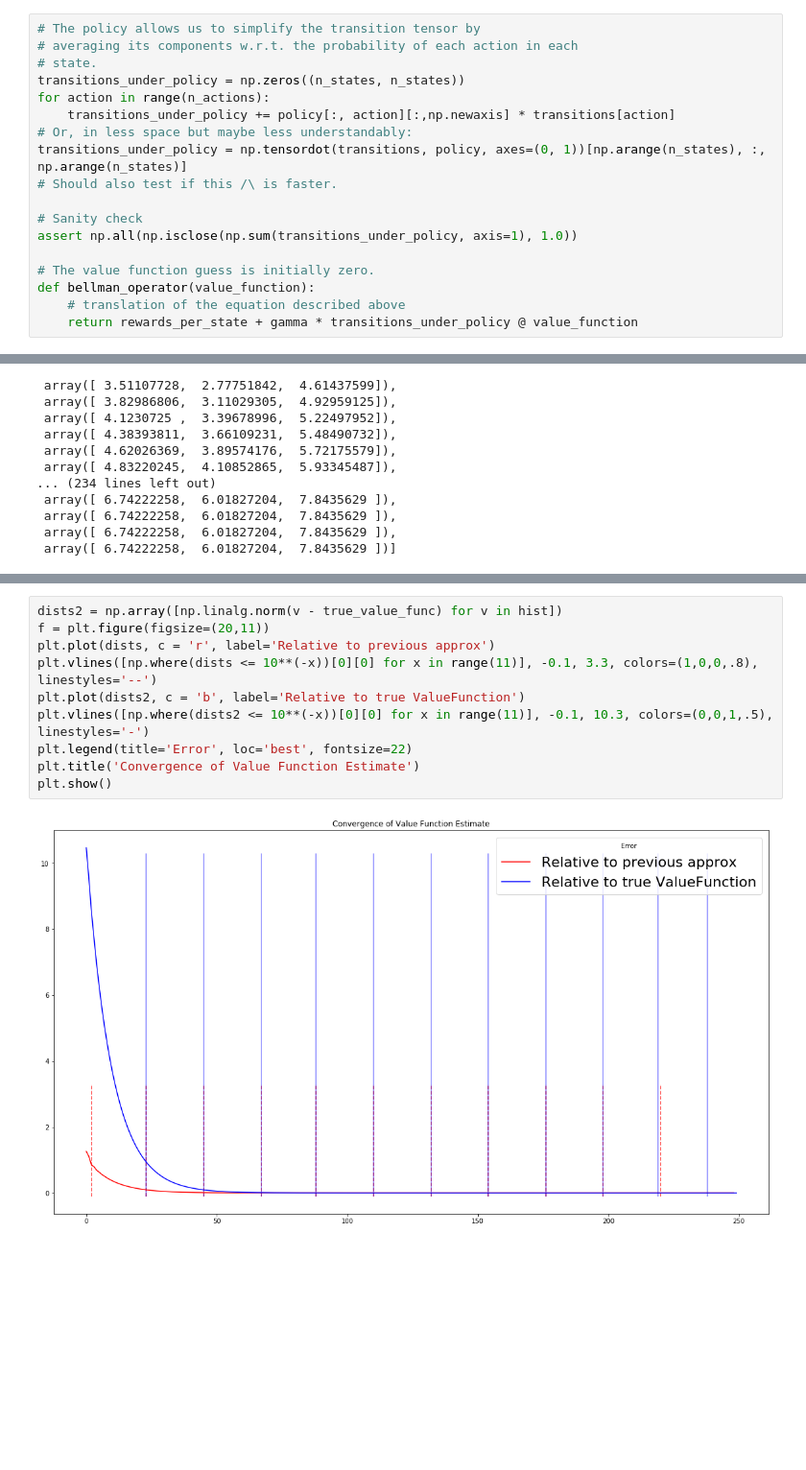
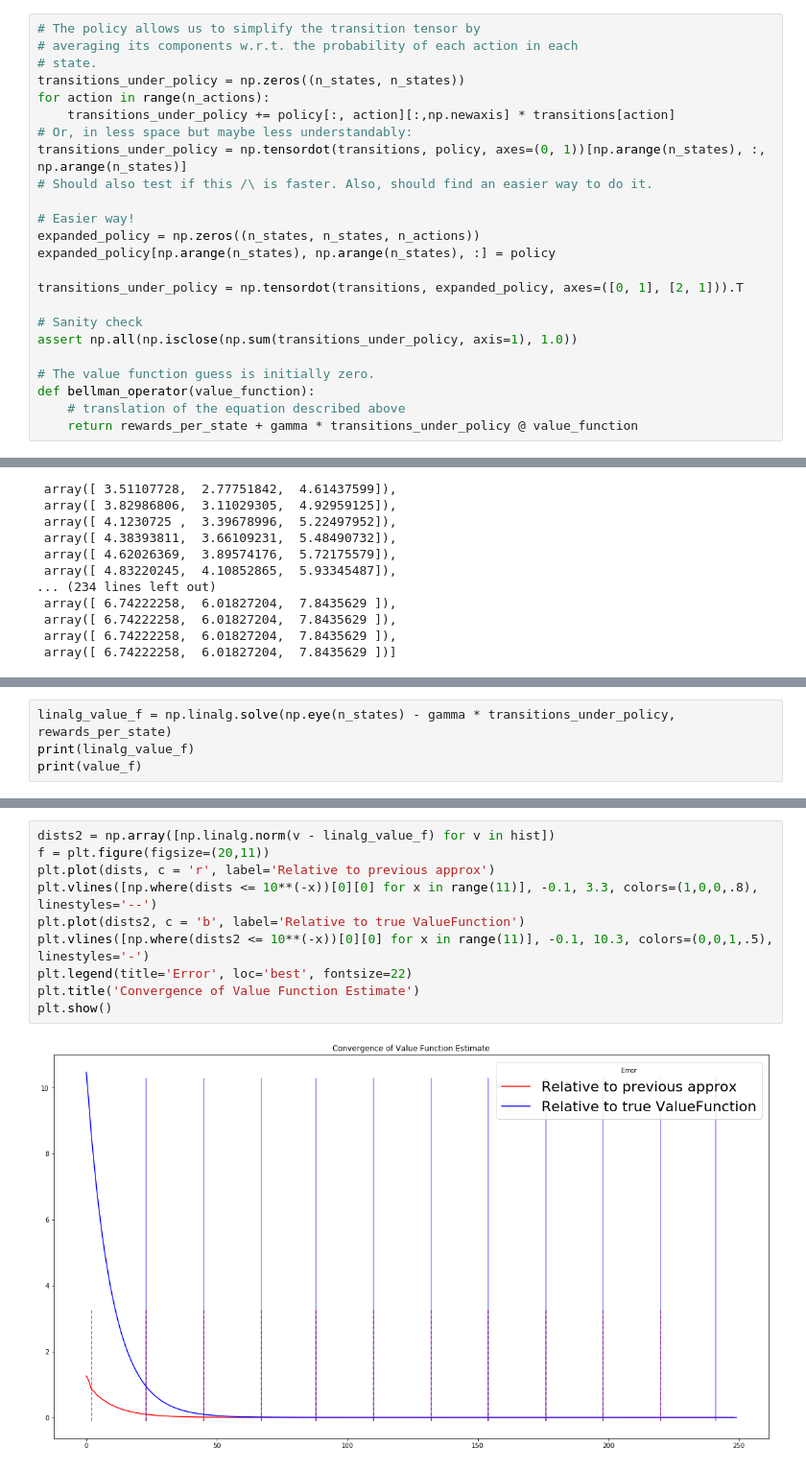
Before and after one commit to amreis/amreis.github.io, a Jupyter notebook: playground/Bellman Operator Demo.ipynb, the cells around one changed output, grey strips where cells are left out. Shown at 96% size. Cells and saved outputs as stored; diff of their text form; blank space fills up the shorter version.

```diff
--- a/playground/Bellman Operator Demo.ipynb
+++ b/playground/Bellman Operator Demo.ipynb
@@ -88,7 +109,13 @@ for action in range(n_actions):
     transitions_under_policy += policy[:, action][:,np.newaxis] * transitions[action]
 # Or, in less space but maybe less understandably:
 transitions_under_policy = np.tensordot(transitions, policy, axes=(0, 1))[np.arange(n_states), :, np.arange(n_states)]
-# Should also test if this /\ is faster.
+# Should also test if this /\ is faster. Also, should find an easier way to do it.
+
+# Easier way!
+expanded_policy = np.zeros((n_states, n_states, n_actions))
+expanded_policy[np.arange(n_states), np.arange(n_states), :] = policy
+
+transitions_under_policy = np.tensordot(transitions, expanded_policy, axes=([0, 1], [2, 1])).T
 
 # Sanity check
 assert np.all(np.isclose(np.sum(transitions_under_policy, axis=1), 1.0))
@@ -139,0 +184,4 @@ true_value_func = np.copy(value_f)
+# %%
+linalg_value_f = np.linalg.solve(np.eye(n_states) - gamma * transitions_under_policy, rewards_per_state)
+print(linalg_value_f)
+print(value_f)
@@ -140,12 +191,12 @@ true_value_func = np.copy(value_f)
 # %%
-dists2 = np.array([np.linalg.norm(v - true_value_func) for v in hist])
+dists2 = np.array([np.linalg.norm(v - linalg_value_f) for v in hist])
 f = plt.figure(figsize=(20,11))
 plt.plot(dists, c = 'r', label='Relative to previous approx')
 plt.vlines([np.where(dists <= 10**(-x))[0][0] for x in range(11)], -0.1, 3.3, colors=(1,0,0,.8), linestyles='--')
 plt.plot(dists2, c = 'b', label='Relative to true ValueFunction')
 plt.vlines([np.where(dists2 <= 10**(-x))[0][0] for x in range(11)], -0.1, 10.3, colors=(0,0,1,.5), linestyles='-')
 plt.legend(title='Error', loc='best', fontsize=22)
 plt.title('Convergence of Value Function Estimate')
 plt.show()
 # %% [output]
-[figure, old version]
+[figure, new version]
```
Also changed, not shown: parts of 12 cells of this notebook.
